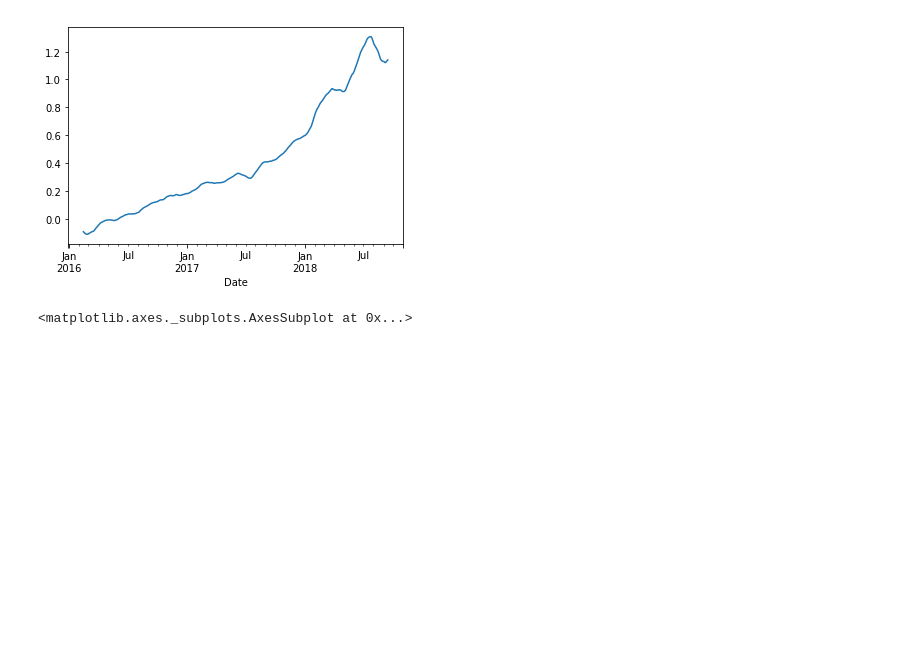
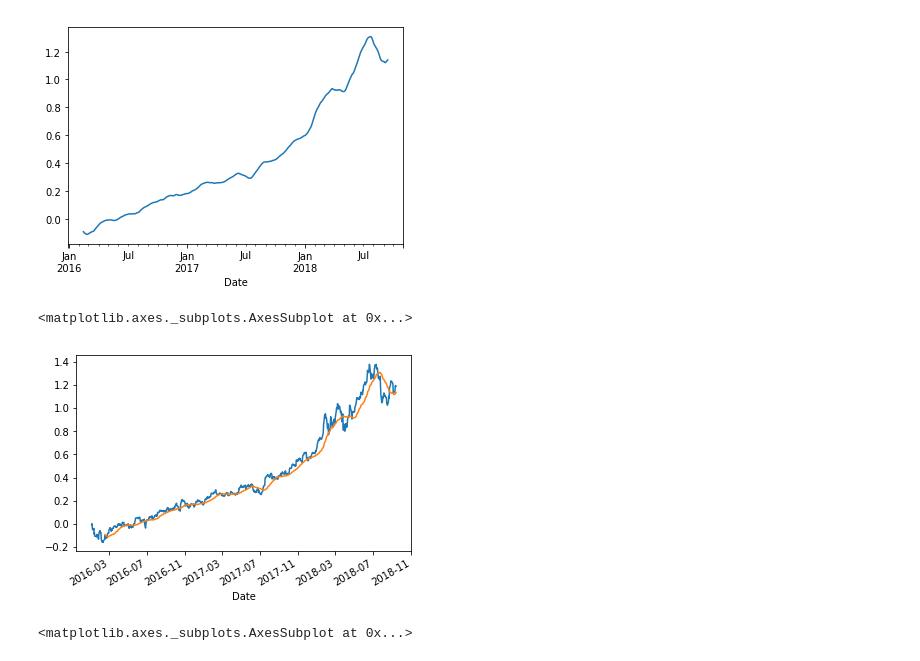
Before and after one commit to georgesturrock/7333_CS4, a Jupyter notebook: SignalFrontier.ipynb, the cells around one changed output. Cells and saved outputs as stored; diff of their text form; code cells hidden in the pictures; blank space fills up the shorter version.

```diff
--- a/SignalFrontier.ipynb
+++ b/SignalFrontier.ipynb
@@ -140,5 +142,12 @@ rets = px.pct_change()
 # %% [output]
 <matplotlib.axes._subplots.AxesSubplot at 0x...>
 [figure]
+# %%
+#Daily Portfolio to 30 Day Rolling Window Average
+((1 + pxTotRet).cumprod() - 1).plot()
+((1 + pxTotRet).cumprod() - 1).rolling(30).mean().plot()
+# %% [output]
+<matplotlib.axes._subplots.AxesSubplot at 0x...>
+[figure, added]
 # %%
 #90 Day Rolling Moving Window Average
```
Also changed, not shown: parts of 27 cells of this notebook.
